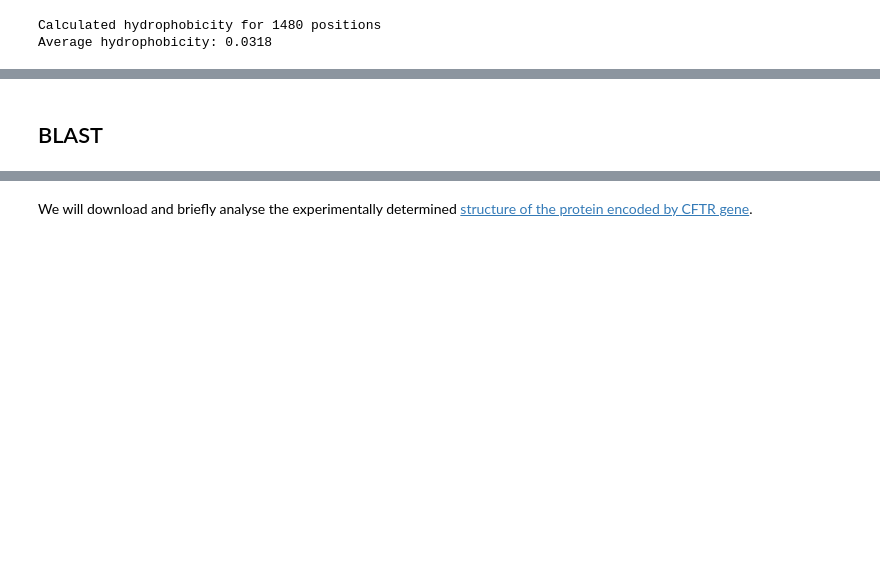
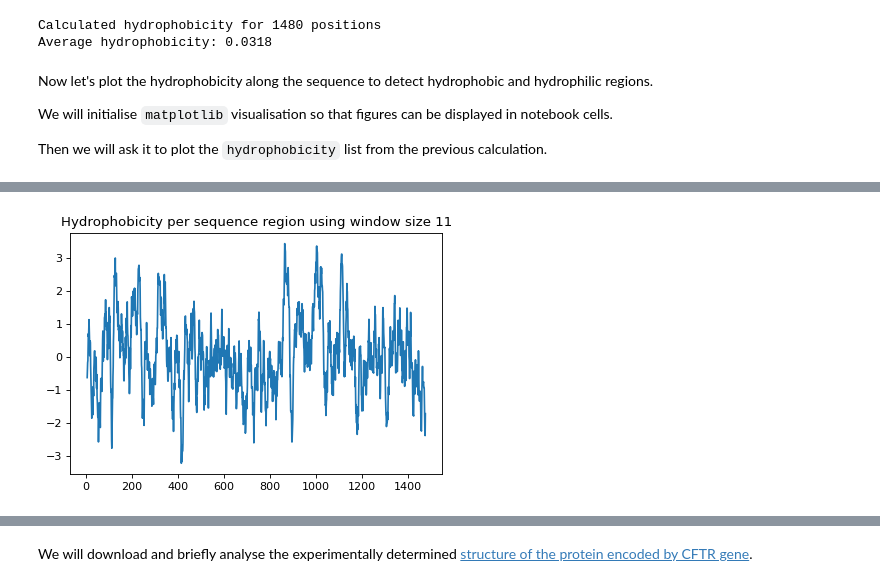
Before and after one commit to MEDC0106/PythonWorkshop, a Jupyter notebook: workshop/session_3/11_biopython_proteins.ipynb, the cells around one changed output, grey strips where cells are left out. Saved outputs shown, nothing was run; the diff lists cells and outputs as text; code cells hidden in the pictures; blank space fills up the shorter version.

Commit message:
Spellcheck and cell editability

```diff
--- a/workshop/session_3/11_biopython_proteins.ipynb
+++ b/workshop/session_3/11_biopython_proteins.ipynb
@@ -179,10 +199,16 @@ print("Average hydrophobicity:", "{:.4f}".format(sum(h if h else 0 for h in hydr
 # %% [output]
 Calculated hydrophobicity for 1480 positions
 Average hydrophobicity: 0.0318
+# %% [markdown]
+Now let's plot the hydrophobicity along the sequence to detect hydrophobic and hydrophilic regions.
+
+We will initialise `matplotlib` visualisation so that figures can be displayed in notebook cells.
+
+Then we will ask it to plot the `hydrophobicity` list from the previous calculation.
 # %%
-%matplotlib notebook
+%matplotlib inline
 import matplotlib.pyplot as plt
-plt.rcParams['figure.dpi'] = 100
+plt.rcParams['figure.dpi'] = 80
 
 plt.plot(hydrophobicity)
 plt.title("Hydrophobicity per sequence region using window size {}".format(window_size))
@@ -193,2 +217 @@ plt.show()
+[figure, added]
-# %% [markdown]
-## BLAST
```
Also changed, not shown: parts of 35 cells of this notebook, 2 other files.
